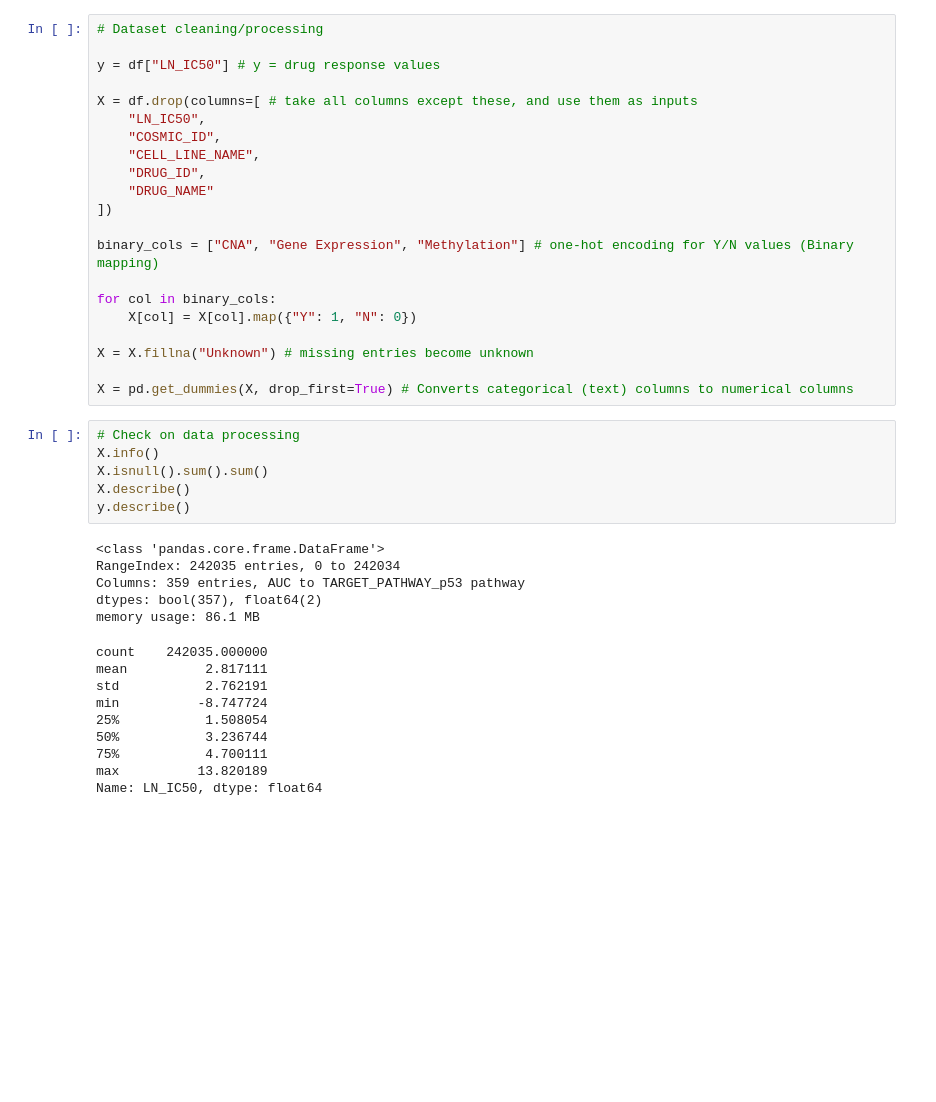
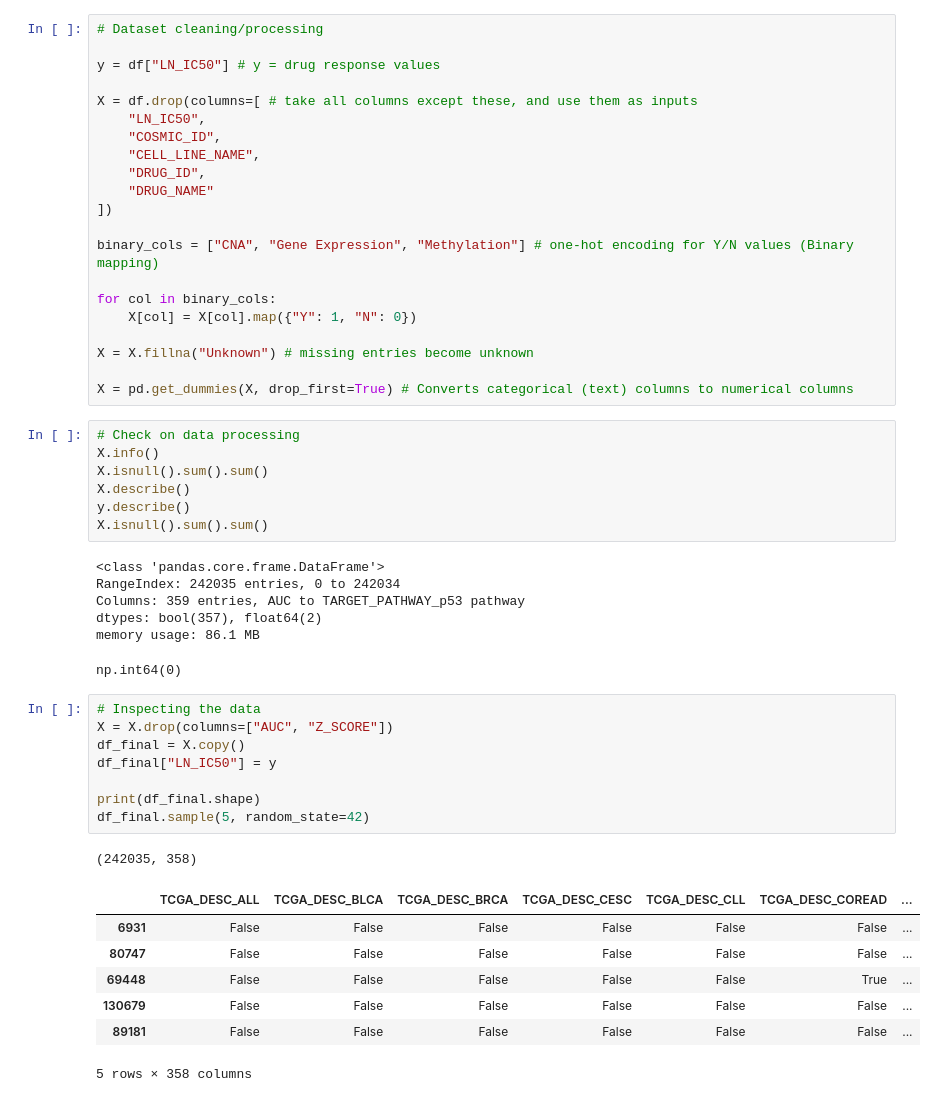
Before and after one commit to Pine532/EC503-CancerML-Project, a Jupyter notebook: Project.ipynb, the cells around one changed output. Drawn from its saved outputs; the diff is of its cells as text; blank space fills up the shorter version.

```diff
--- a/Project.ipynb
+++ b/Project.ipynb
@@ -89,18 +91,28 @@ X.info()
 X.isnull().sum().sum()
 X.describe()
 y.describe()
+X.isnull().sum().sum()
 # %% [output]
 <class 'pandas.core.frame.DataFrame'>
 RangeIndex: 242035 entries, 0 to 242034
 Columns: 359 entries, AUC to TARGET_PATHWAY_p53 pathway
 dtypes: bool(357), float64(2)
 memory usage: 86.1 MB
-count    242035.000000
-mean          2.817111
-std           2.762191
-min          -8.747724
-25%           1.508054
-50%           3.236744
-75%           4.700111
-max          13.820189
-Name: LN_IC50, dtype: float64
+np.int64(0)
+# %%
+# Inspecting the data
+X = X.drop(columns=["AUC", "Z_SCORE"])
+df_final = X.copy()
+df_final["LN_IC50"] = y
+
+print(df_final.shape)
+df_final.sample(5, random_state=42)
+# %% [output]
+(242035, 358)
+|  | TCGA_DESC_ALL | TCGA_DESC_BLCA | TCGA_DESC_BRCA | TCGA_DESC_CESC | TCGA_DESC_CLL | TCGA_DESC_COREAD | ... |
+| 6931 | False | False | False | False | False | False | ... |
+| 80747 | False | False | False | False | False | False | ... |
+| 69448 | False | False | False | False | False | True | ... |
+| 130679 | False | False | False | False | False | False | ... |
+| 89181 | False | False | False | False | False | False | ... |
+5 rows × 358 columns
```
Also changed, not shown: parts of 4 cells of this notebook.
